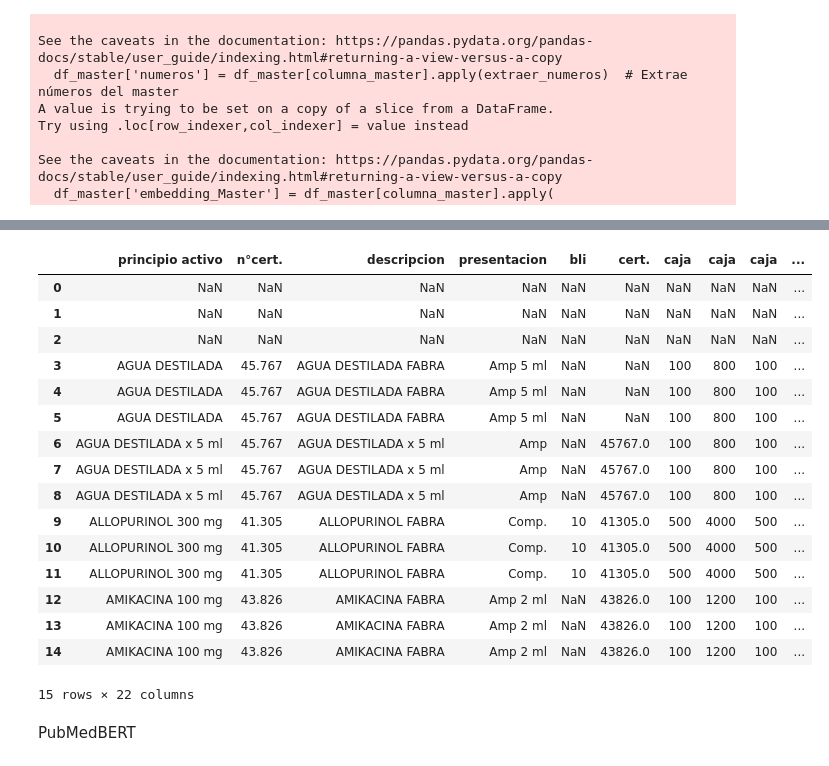
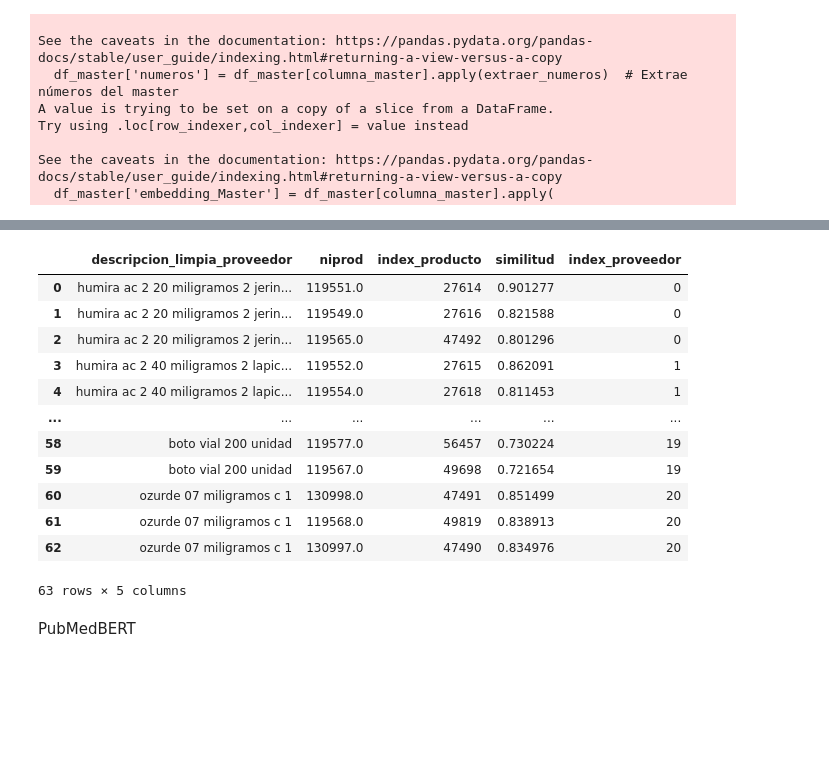
Before and after one commit to emmaSDNZ/digitalizacion_distriapp, a Jupyter notebook: backend/src/notebook/index.ipynb, the cells around one changed output, grey strips where cells are left out. Drawn from its saved outputs; the diff is of its cells as text; code cells hidden in the pictures; blank space fills up the shorter version.

```diff
--- a/backend/src/notebook/index.ipynb
+++ b/backend/src/notebook/index.ipynb
@@ -193,7 +193,7 @@ Se encontraron 38 productos coincidentes del laboratorio 'ABBVIE'.
 DataFrame Proveedor
 # %%
 #Carga Proveedor
-cvs_proveedor = 'Fabra.csv'
+cvs_proveedor = 'ABBVIE.csv'
 df_Proveedor = cargar_datos(cvs_proveedor)
 # Eliminar filas donde todas sus columnas están vacías
 df_Proveedor = limpiar_datos(df_Proveedor)
@@ -204,4 +204,7 @@ df_Proveedor = estandarizado_columnas(df_Proveedor,variables_data.name_columna_1
 #Normalizacion de Columna Descripcion
 df_Proveedor = procesar_descripcion_x(df_Proveedor, variables_data.descripcion_limpia_Proveedor)
 df_Proveedor.columns
+
+#resultado_df = pd.DataFrame(df_Proveedor)
+#resultado_df.to_csv("df_Proveedor.csv", index=False)
 # %% [output]
@@ -364,29 +379,36 @@ df_resultado.head(15)
 # %%
 # Unir df_resultado con masterProductos en base a la columna niprod
 df_resultado = df_resultado.merge(df_MasterProductos_Filtro[['niprod', variables_data.descripcion_limpia_MasterProductos]],
                                   on='niprod',  # Clave de unión
                                   how='left')  # 'left' para no perder filas en df_resultado
 
 # Mostrar el resultado con la nueva columna agregada
-df_resultado.head(15)
+df_resultado[['descripcion_limpia_proveedor','niprod','index_producto','similitud','index_proveedor']]
+
+niprod
+#Arquitectura df_Productos
+
+# Niprod = Sistema Carena
+# ean = ????
+# descrip1 = Descripcion Provedor
+# descrip2 = Presentacion Proveedor
+# atrib0   = laboratorio
+# codbarra = codbarra
+#cod_prod  = codigo_producto_laboratorio
 # %% [output]
-|  | principio activo | n°cert. | descripcion | presentacion | bli | cert. | caja | caja | caja | ... |
-| 0 | NaN | NaN | NaN | NaN | NaN | NaN | NaN | NaN | NaN | ... |
-| 1 | NaN | NaN | NaN | NaN | NaN | NaN | NaN | NaN | NaN | ... |
-| 2 | NaN | NaN | NaN | NaN | NaN | NaN | NaN | NaN | NaN | ... |
-| 3 | AGUA DESTILADA | 45.767 | AGUA DESTILADA FABRA | Amp 5 ml | NaN | NaN | 100 | 800 | 100 | ... |
-| 4 | AGUA DESTILADA | 45.767 | AGUA DESTILADA FABRA | Amp 5 ml | NaN | NaN | 100 | 800 | 100 | ... |
-| 5 | AGUA DESTILADA | 45.767 | AGUA DESTILADA FABRA | Amp 5 ml | NaN | NaN | 100 | 800 | 100 | ... |
-| 6 | AGUA DESTILADA x 5 ml | 45.767 | AGUA DESTILADA x 5 ml | Amp | NaN | 45767.0 | 100 | 800 | 100 | ... |
-| 7 | AGUA DESTILADA x 5 ml | 45.767 | AGUA DESTILADA x 5 ml | Amp | NaN | 45767.0 | 100 | 800 | 100 | ... |
-| 8 | AGUA DESTILADA x 5 ml | 45.767 | AGUA DESTILADA x 5 ml | Amp | NaN | 45767.0 | 100 | 800 | 100 | ... |
-| 9 | ALLOPURINOL 300 mg | 41.305 | ALLOPURINOL FABRA | Comp. | 10 | 41305.0 | 500 | 4000 | 500 | ... |
-| 10 | ALLOPURINOL 300 mg | 41.305 | ALLOPURINOL FABRA | Comp. | 10 | 41305.0 | 500 | 4000 | 500 | ... |
-| 11 | ALLOPURINOL 300 mg | 41.305 | ALLOPURINOL FABRA | Comp. | 10 | 41305.0 | 500 | 4000 | 500 | ... |
-| 12 | AMIKACINA 100 mg | 43.826 | AMIKACINA FABRA | Amp 2 ml | NaN | 43826.0 | 100 | 1200 | 100 | ... |
-| 13 | AMIKACINA 100 mg | 43.826 | AMIKACINA FABRA | Amp 2 ml | NaN | 43826.0 | 100 | 1200 | 100 | ... |
-| 14 | AMIKACINA 100 mg | 43.826 | AMIKACINA FABRA | Amp 2 ml | NaN | 43826.0 | 100 | 1200 | 100 | ... |
+|  | descripcion_limpia_proveedor | niprod | index_producto | similitud | index_proveedor |
+| 0 | humira ac 2 20 miligramos 2 jerin... | 119551.0 | 27614 | 0.901277 | 0 |
+| 1 | humira ac 2 20 miligramos 2 jerin... | 119549.0 | 27616 | 0.821588 | 0 |
+| 2 | humira ac 2 20 miligramos 2 jerin... | 119565.0 | 47492 | 0.801296 | 0 |
+| 3 | humira ac 2 40 miligramos 2 lapic... | 119552.0 | 27615 | 0.862091 | 1 |
+| 4 | humira ac 2 40 miligramos 2 lapic... | 119554.0 | 27618 | 0.811453 | 1 |
+| ... | ... | ... | ... | ... | ... |
+| 58 | boto vial 200 unidad | 119577.0 | 56457 | 0.730224 | 19 |
+| 59 | boto vial 200 unidad | 119567.0 | 49698 | 0.721654 | 19 |
+| 60 | ozurde 07 miligramos c 1 | 130998.0 | 47491 | 0.851499 | 20 |
+| 61 | ozurde 07 miligramos c 1 | 119568.0 | 49819 | 0.838913 | 20 |
+| 62 | ozurde 07 miligramos c 1 | 130997.0 | 47490 | 0.834976 | 20 |
-15 rows × 22 columns
+63 rows × 5 columns
 # %% [markdown]
 PubMedBERT
 # %%
```
Also changed, not shown: parts of 9 cells of this notebook, 2 other files.
